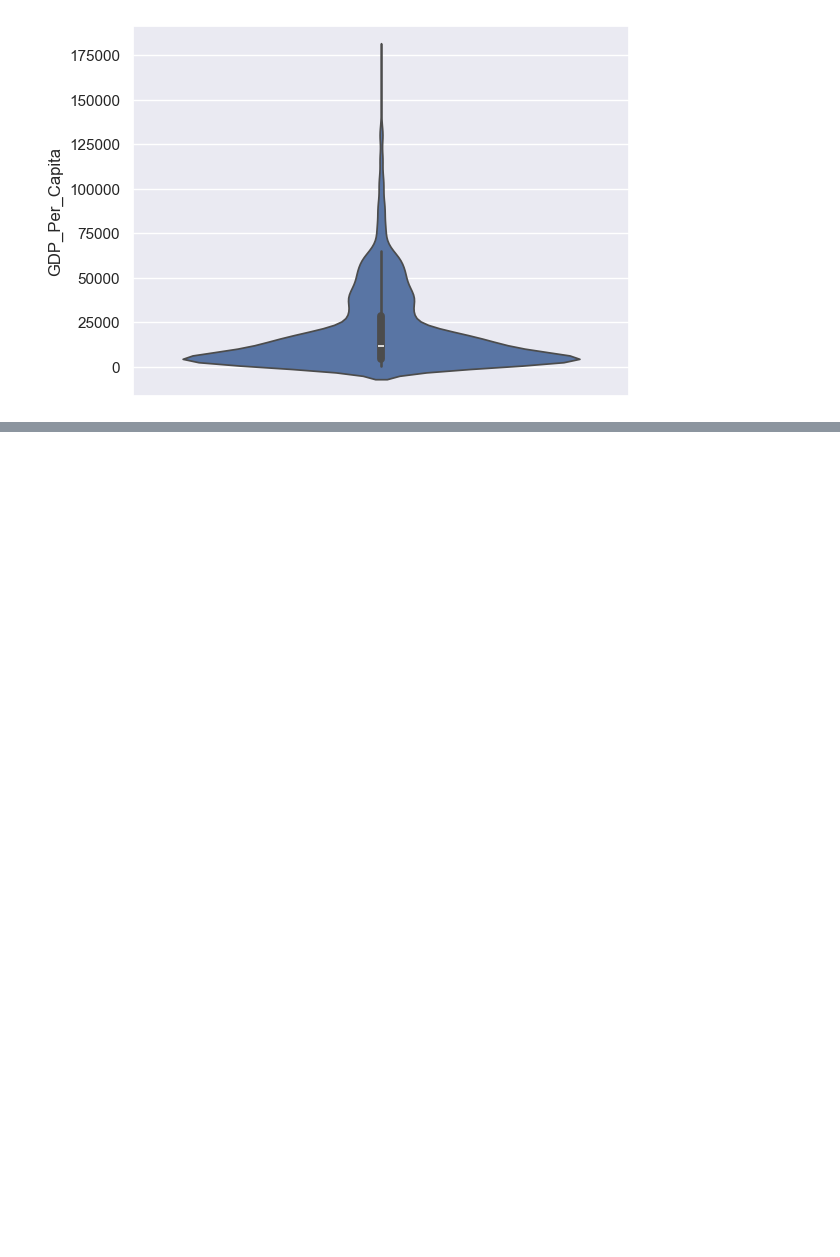
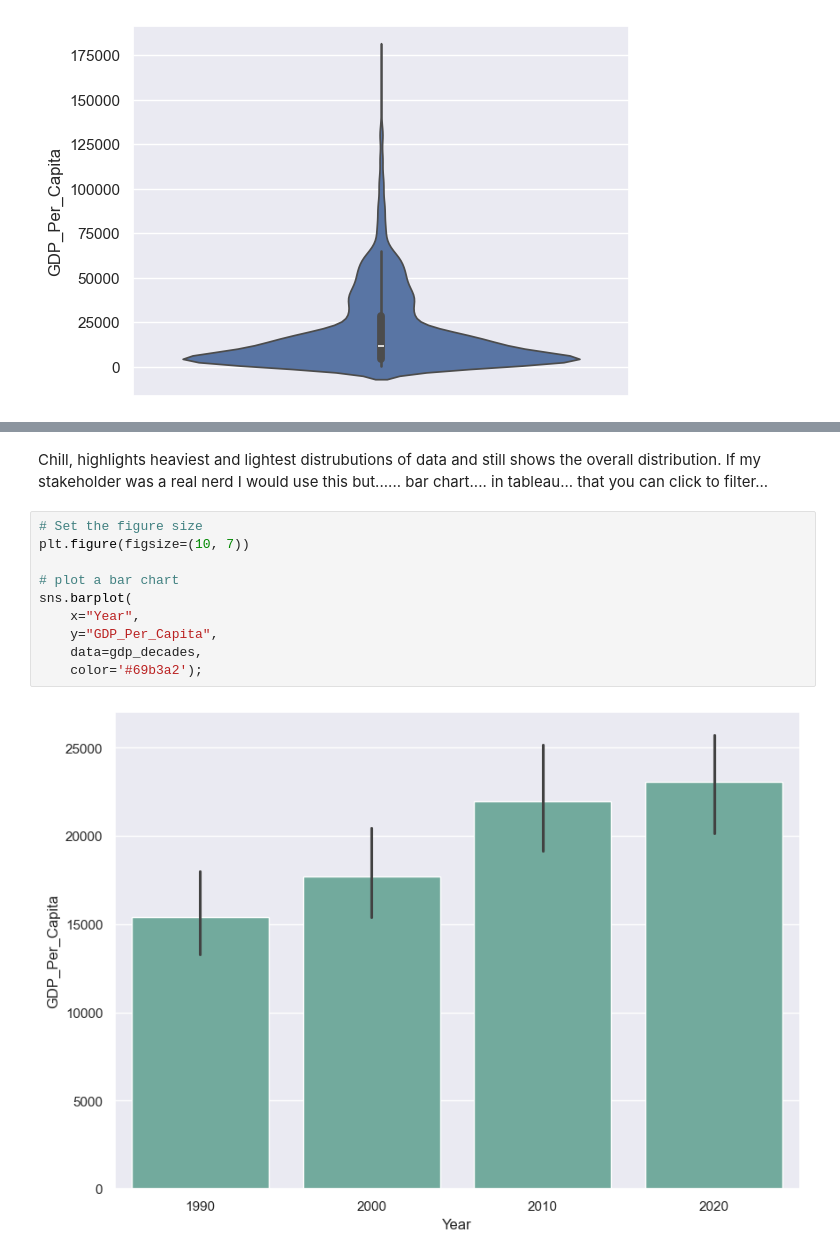
Before and after one commit to NSS-Data-Analytics-Cohort-14/gdp-and-internet-usage-lou-knoble, a Jupyter notebook: notebooks/example.ipynb, the cells around one changed output, grey strips where cells are left out. Saved outputs shown, nothing was run; the diff lists cells and outputs as text; blank space fills up the shorter version.

```diff
--- a/notebooks/example.ipynb
+++ b/notebooks/example.ipynb
@@ -127,0 +158,14 @@ plt.show()
+# %% [markdown]
+Chill, highlights heaviest and lightest distrubutions of data and still shows the overall distribution. If my stakeholder was a real nerd I would use this but...... bar chart.... in tableau... that you can click to filter...
+# %%
+# Set the figure size
+plt.figure(figsize=(10, 7))
+
+# plot a bar chart
+sns.barplot(
+    x="Year",
+    y="GDP_Per_Capita",
+    data=gdp_decades,
+    color='#69b3a2');
+# %% [output]
+[figure, added]
```
Also changed, not shown: parts of 44 cells of this notebook.
